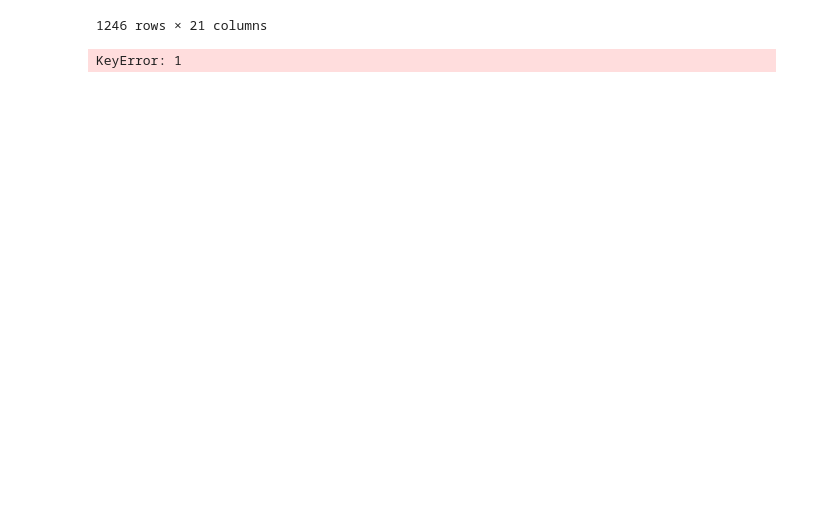
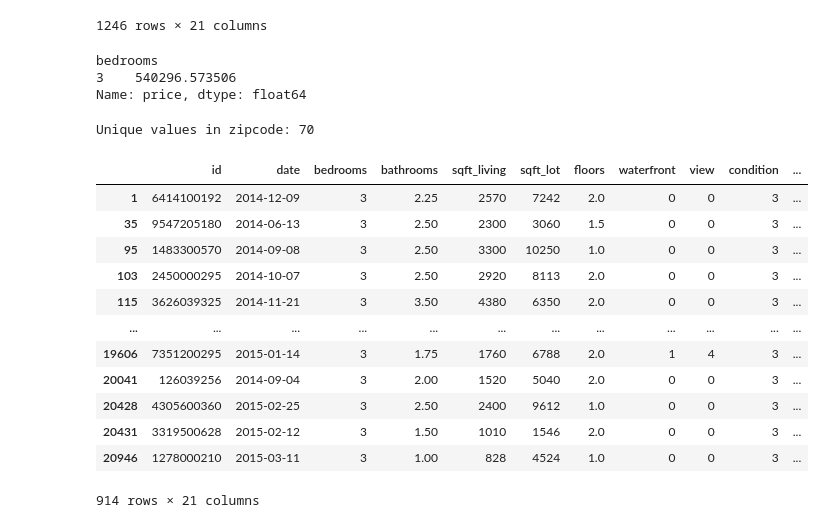
Before and after one commit to chiarab22/FinalProyect, a Jupyter notebook: Final project/python_notebook/python_questions.ipynb, the cells around one changed output. Saved outputs shown, nothing was run; the diff lists cells and outputs as text; code cells hidden in the pictures; blank space fills up the shorter version.

```diff
--- a/Final project/python_notebook/python_questions.ipynb
+++ b/Final project/python_notebook/python_questions.ipynb
@@ -247,7 +247,33 @@ df[desired_price]
 1246 rows × 21 columns
 # %%
 #10
-b=df.groupby(['bedrooms'])
-t
+p=df.groupby(['bedrooms']).price.mean()
+print(p)
 # %% [output]
-KeyError: 1
+bedrooms
+3    540296.573506
+Name: price, dtype: float64
+# %%
+#11
+zip=df.zipcode.unique()
+print('Unique values in zipcode: ' + str(zip.size))
+# %% [output]
+Unique values in zipcode: 70
+# %%
+#12
+renovated=df['yr_renovated'] >0
+df[renovated]
+# %% [output]
+|  | id | date | bedrooms | bathrooms | sqft_living | sqft_lot | floors | waterfront | view | condition | ... |
+| 1 | 6414100192 | 2014-12-09 | 3 | 2.25 | 2570 | 7242 | 2.0 | 0 | 0 | 3 | ... |
+| 35 | 9547205180 | 2014-06-13 | 3 | 2.50 | 2300 | 3060 | 1.5 | 0 | 0 | 3 | ... |
+| 95 | 1483300570 | 2014-09-08 | 3 | 2.50 | 3300 | 10250 | 1.0 | 0 | 0 | 3 | ... |
+| 103 | 2450000295 | 2014-10-07 | 3 | 2.50 | 2920 | 8113 | 2.0 | 0 | 0 | 3 | ... |
+| 115 | 3626039325 | 2014-11-21 | 3 | 3.50 | 4380 | 6350 | 2.0 | 0 | 0 | 3 | ... |
+| ... | ... | ... | ... | ... | ... | ... | ... | ... | ... | ... | ... |
+| 19606 | 7351200295 | 2015-01-14 | 3 | 1.75 | 1760 | 6788 | 2.0 | 1 | 4 | 3 | ... |
+| 20041 | 126039256 | 2014-09-04 | 3 | 2.00 | 1520 | 5040 | 2.0 | 0 | 0 | 3 | ... |
+| 20428 | 4305600360 | 2015-02-25 | 3 | 2.50 | 2400 | 9612 | 1.0 | 0 | 0 | 3 | ... |
+| 20431 | 3319500628 | 2015-02-12 | 3 | 1.50 | 1010 | 1546 | 2.0 | 0 | 0 | 3 | ... |
+| 20946 | 1278000210 | 2015-03-11 | 3 | 1.00 | 828 | 4524 | 1.0 | 0 | 0 | 3 | ... |
+914 rows × 21 columns
```
Also changed, not shown: parts of 1 cell of this notebook.
